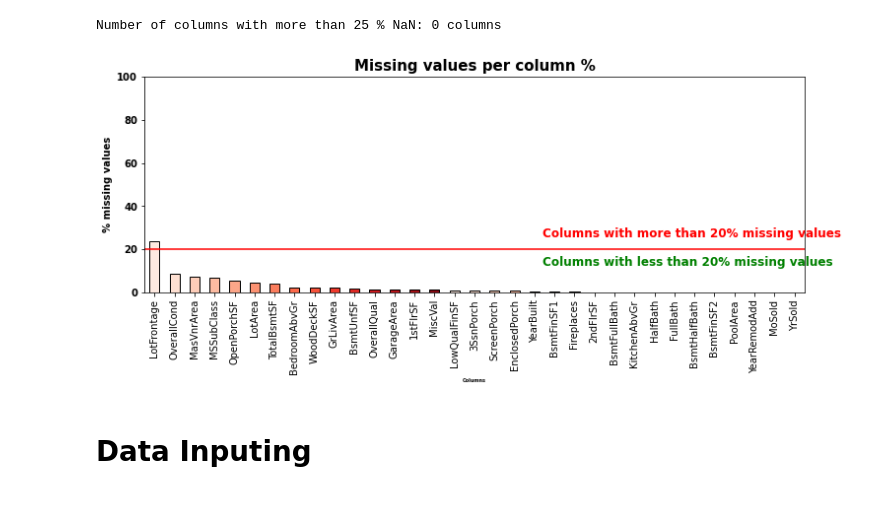
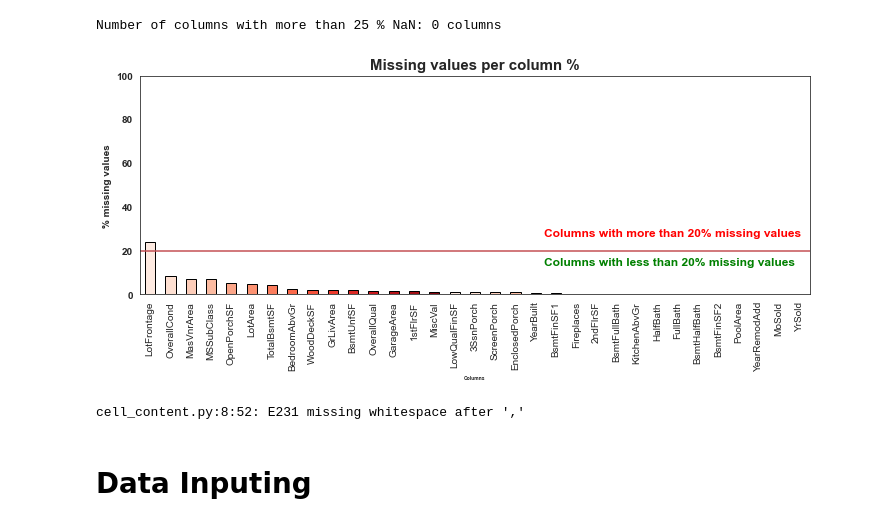
Before and after one commit to Remus9744/P8_Predict_House_Prices, a Jupyter notebook: P8_Notebook_Kaggle.ipynb, the cells around one changed output. Drawn from its saved outputs; the diff is of its cells as text; code cells hidden in the pictures.

```diff
--- a/P8_Notebook_Kaggle.ipynb
+++ b/P8_Notebook_Kaggle.ipynb
@@ -211,12 +235,12 @@ df_all.describe()
 # Delete columns with "seuil" or more missing data
 seuil = len(df_all)*(100-val)/100
 
-df_all_01 = df_all.copy()
-df_all_01 = df_all_01.dropna(thresh=seuil, axis=1)
+df_all_00 = df_all.copy()
+df_all_00 = df_all_00.dropna(thresh=seuil, axis=1)
 
 print(f"Data shape before cleaning {df_all.shape}")
-print(f"Data shape after cleaning {df_all_01.shape}")
-print(f"We dropped {df_all.shape[1] - df_all_01.shape[1]} columns")
+print(f"Data shape after cleaning {df_all_00.shape}")
+print(f"We dropped {df_all.shape[1] - df_all_00.shape[1]} columns")
 
 
 pep8(_ih)
@@ -266,8 +302,8 @@ Col_Float
 # %%
 # New dataframe with numerical values
-df_all_02 = df_all_01.copy()
-df_all_02 = df_all_02[Col_Float]
-df_all_02.shape
+df_all_01 = df_all_00.copy()
+df_all_01 = df_all_01[Col_Float]
+df_all_01.shape
 # %% [output]
 (2919, 37)
 # %%
@@ -564,7 +589,8 @@ List_NaN_Top1 = ['EnclosedPorch',
 
 List_NaN_IQR = ['MSSubClass', 'LotFrontage', 'LotArea',
                 'OverallQual', 'OverallCond',
-                'YearBuilt', 'YearRemodAdd',
+                'YearBuilt',
+                'YearRemodAdd',
                 'MasVnrArea', 'BsmtFinSF1',
                 # 'BsmtFinSF2',
                 'BsmtUnfSF', 'TotalBsmtSF', '1stFlrSF',
@@ -693,11 +709,21 @@ seuil_nan_data(df_train_03, 0, 25)
 # %% [output]
 Number of columns with more than 25 % NaN: 0 columns
 # %%
+path = 'Figures/P8_Clean_03.jpg'
+
 # Plot missing data inside df_train
 val = 20
-Affichage_Data_Seuil(df_train_03, val, color=sns.color_palette('Reds',15), size_x=12, size_y=8)
+Affichage_Data_Seuil(df_train_03,
+                     path,
+                     val,
+                     color=sns.color_palette('Reds', 15),
+                     size_x=12,
+                     size_y=8)
+
+pep8(_ih)
 # %% [output]
-[figure, old version]
+[figure, new version]
+cell_content.py:8:52: E231 missing whitespace after ','
 # %% [markdown]
 # Data Inputing
 # %% [markdown]
```
Also changed, not shown: parts of 85 cells of this notebook.
